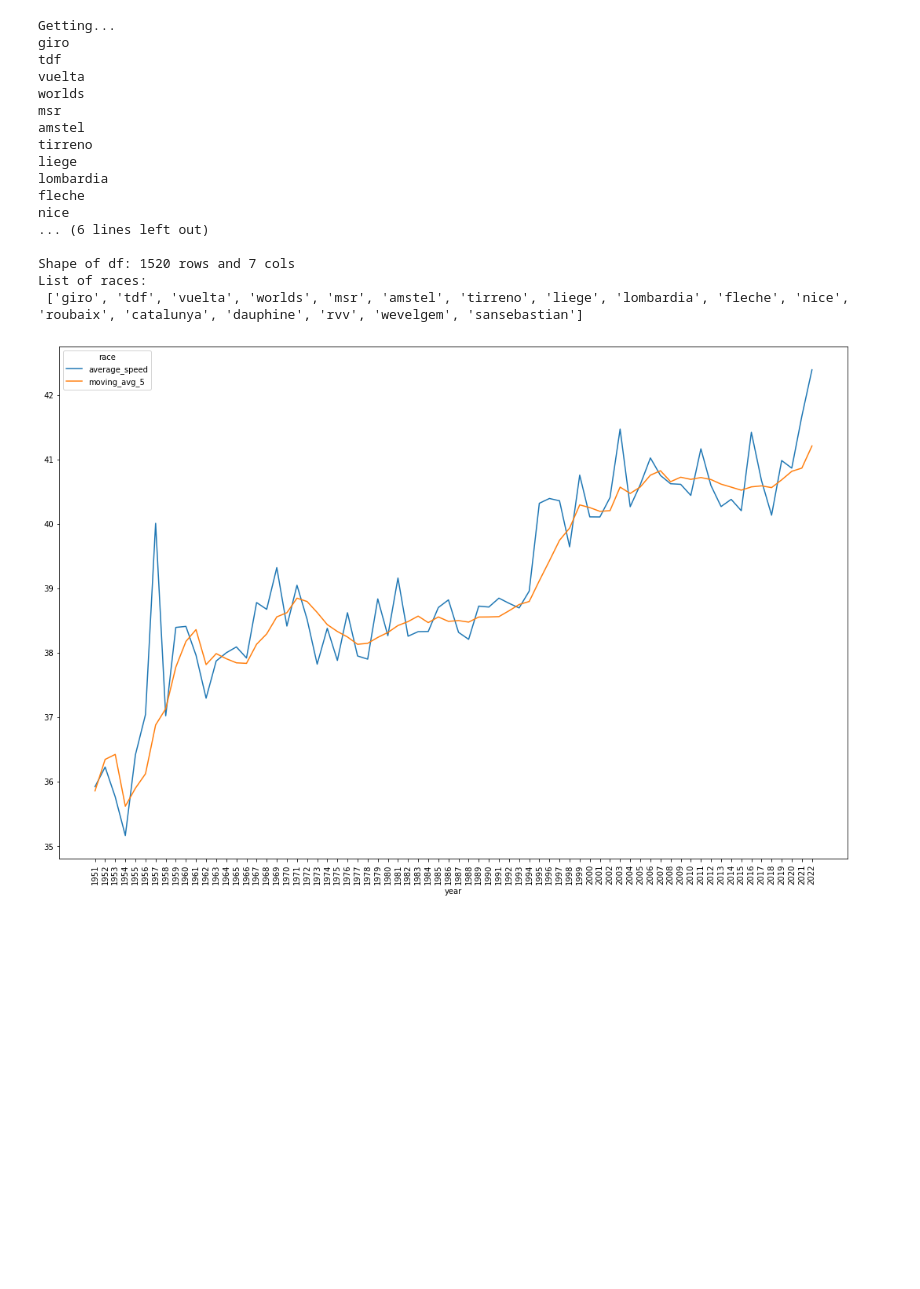
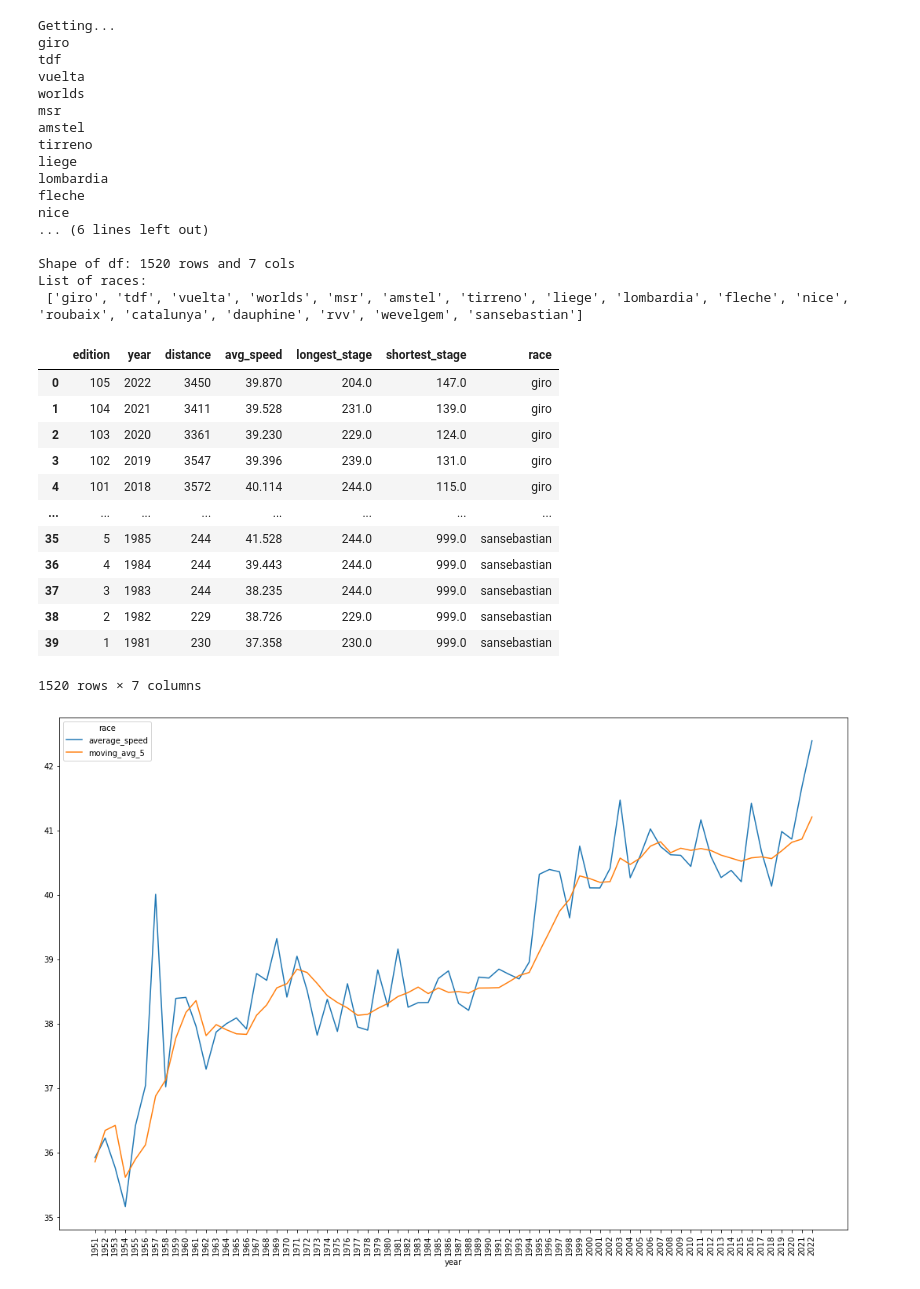
Before and after one commit to jbrttl/cycling, a Jupyter notebook: peloton_speed.ipynb, the cells around one changed output. Drawn from its saved outputs; the diff is of its cells as text; code cells hidden in the pictures; blank space fills up the shorter version.

```diff
--- a/peloton_speed.ipynb
+++ b/peloton_speed.ipynb
@@ -89,6 +89,22 @@ nice
 Shape of df: 1520 rows and 7 cols
 List of races:
  ['giro', 'tdf', 'vuelta', 'worlds', 'msr', 'amstel', 'tirreno', 'liege', 'lombardia', 'fleche', 'nice', 'roubaix', 'catalunya', 'dauphine', 'rvv', 'wevelgem', 'sansebastian']
+# %%
+df
+# %% [output]
+|  | edition | year | distance | avg_speed | longest_stage | shortest_stage | race |
+| 0 | 105 | 2022 | 3450 | 39.870 | 204.0 | 147.0 | giro |
+| 1 | 104 | 2021 | 3411 | 39.528 | 231.0 | 139.0 | giro |
+| 2 | 103 | 2020 | 3361 | 39.230 | 229.0 | 124.0 | giro |
+| 3 | 102 | 2019 | 3547 | 39.396 | 239.0 | 131.0 | giro |
+| 4 | 101 | 2018 | 3572 | 40.114 | 244.0 | 115.0 | giro |
+| ... | ... | ... | ... | ... | ... | ... | ... |
+| 35 | 5 | 1985 | 244 | 41.528 | 244.0 | 999.0 | sansebastian |
+| 36 | 4 | 1984 | 244 | 39.443 | 244.0 | 999.0 | sansebastian |
+| 37 | 3 | 1983 | 244 | 38.235 | 244.0 | 999.0 | sansebastian |
+| 38 | 2 | 1982 | 229 | 38.726 | 229.0 | 999.0 | sansebastian |
+| 39 | 1 | 1981 | 230 | 37.358 | 230.0 | 999.0 | sansebastian |
+1520 rows × 7 columns
 # %%
 # Average speed
 limit = 1950
```
Also changed, not shown: 1 other file.
